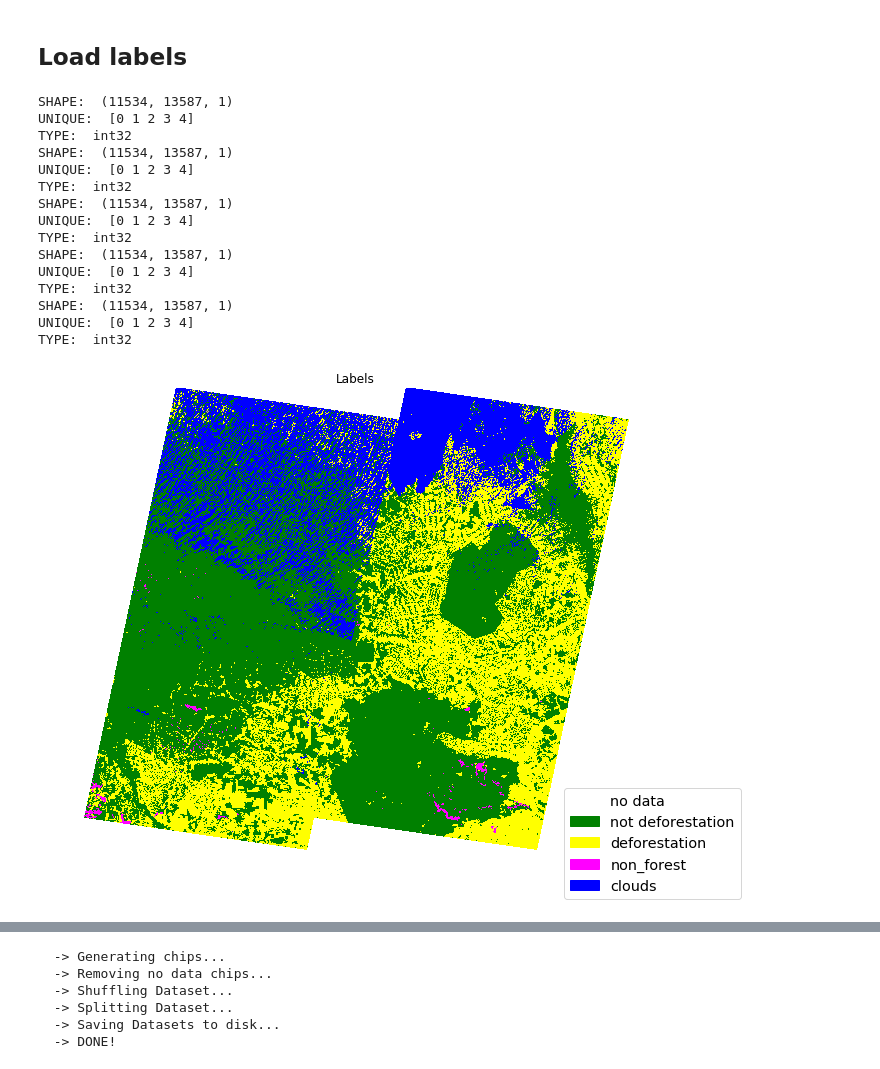
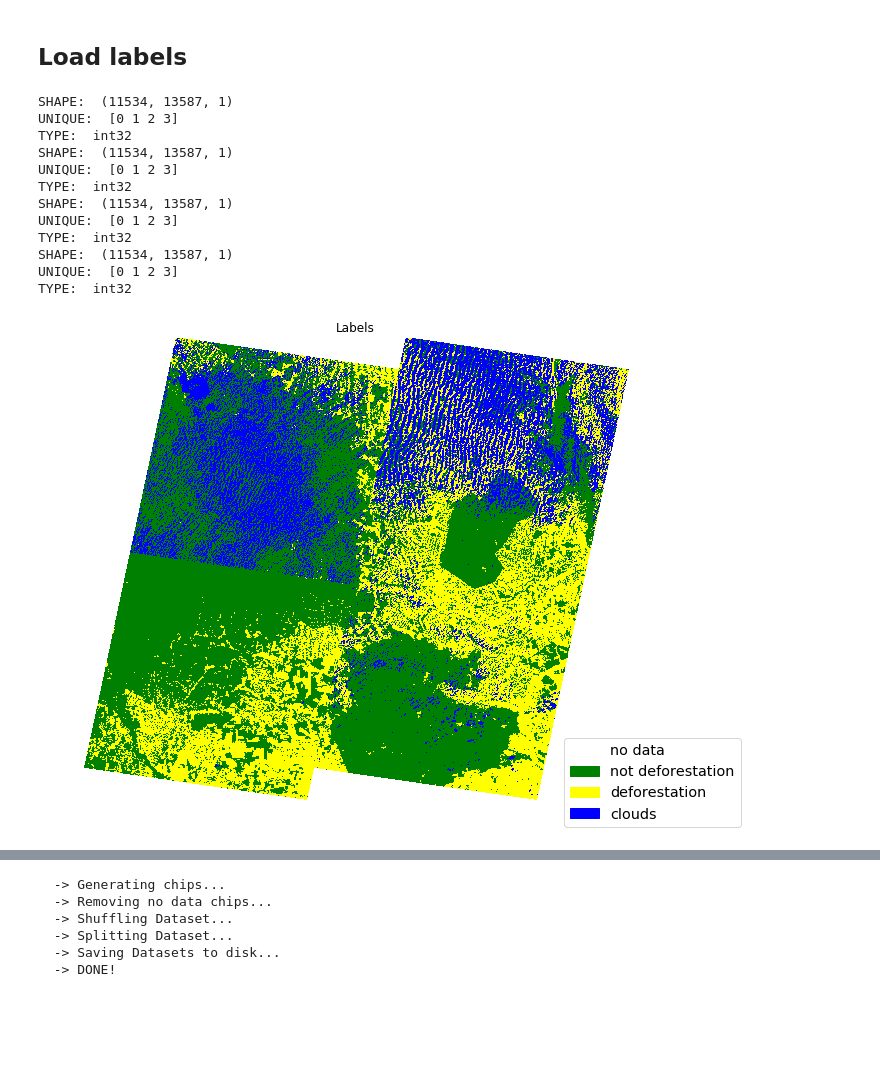
Before and after one commit to rvmaretto/deepgeo, a Jupyter notebook: notebooks/paper_deforestation_2018/generate_dataset_paper-timestack.ipynb, the cells around one changed output, grey strips where cells are left out. Drawn from its saved outputs; the diff is of its cells as text; code cells hidden in the pictures; blank space fills up the shorter version.

```diff
--- a/notebooks/paper_deforestation_2018/generate_dataset_paper-timestack.ipynb
+++ b/notebooks/paper_deforestation_2018/generate_dataset_paper-timestack.ipynb
@@ -32,23 +32,25 @@ DATA_DIR = "/home/raian/doutorado/Dados/generated"
 shape_file = os.path.join(DATA_DIR, 'Prodes_mosaic.shp')
 rasters_dir = os.path.join(DATA_DIR, 'images_5bands')
 
-# years = [2014, 2015, 2016, 2017]
-years = [2013, 2014, 2015, 2016, 2017]
+years = [2014, 2015, 2016, 2017]
+# years = [2013, 2014, 2015, 2016, 2017]
 
-# raster_files = [os.path.join(rasters_dir, 'stacked_mosaic_%d_%d.tif' % (i - 1, i)) for i in years]
-raster_files = [os.path.join(rasters_dir, 'mosaic_%d.tif' % (i)) for i in years]
+raster_files = [os.path.join(rasters_dir, 'stacked_mosaic_%d_%d.tif' % (i - 1, i)) for i in years]
+# raster_files = [os.path.join(rasters_dir, 'mosaic_%d.tif' % (i)) for i in years]
 
-qa_bands = [0] # , 6]
-stacking_years = 1
-m_class_names = ['no data', 'not deforestation', 'deforestation', 'non_forest', 'clouds']
+qa_bands = [0, 6]
+stacking_years = 2
+m_class_names = ['no data', 'not deforestation', 'deforestation', 'clouds']
 bands = ['green', 'red', 'NIR', 'SWIR_1', 'SWIR_2']
 
 sensor = 'Landsat8-OLI'
 ds_no_data = -10
 indexes_to_compute = 'none'
 standardization = 'reduce_sr'
+# norm_range = {'min': 0, 'max': 1}
 # chip_size = 286
 chip_size = 316
+tolerance_nodata = 0.0
 
 # Output Files
 output_path = DATA_DIR
@@ -56,7 +58,7 @@ out_labels_path = os.path.join(DATA_DIR, 'labels_one_def_cl')
 out_labels = [os.path.join(out_labels_path, 'labels_cloudless_%d.tif' % i) for i in years]
 
 # output_shp = os.path.join(output_path, "new_samples.shp")
-output_ds = os.path.join(output_path, 'dataset_%dx%d_def_one_cl_rm_nd_SR-%s-%s' % (chip_size, chip_size, years[0], years[-1]))
+output_ds = os.path.join(output_path, 'dataset_%dx%d_labels_one_def_cl_rm_nd_timestack_SR-%s-%s' % (chip_size, chip_size, years[0], years[-1]))
 ds_file_name = 'dataset'
 # %%
 dataset_description = {'years': years,
@@ -74,29 +78,26 @@ dataset_description = {'years': years,
 # %%
 reload(vis)
 rasterized_layers = []
 for year in range(0, len(out_labels)):
     ds = gdal.Open(out_labels[year])
     rs = ds.ReadAsArray()
     rasterized_layers.append(np.expand_dims(rs.astype(np.int32), -1))
     print('SHAPE: ', rasterized_layers[year].shape)
     print('UNIQUE: ', np.unique(rasterized_layers[year]))
     print('TYPE: ', rasterized_layers[year].dtype)
 
-    vis.plot_labels(rasterized_layers[year], m_class_names, colors=['white', 'green', 'yellow', 'magenta', 'blue'])
+    vis.plot_labels(rasterized_layers[year], m_class_names, colors=['white', 'green', 'yellow', 'blue'])
 # %% [output]
 SHAPE:  (11534, 13587, 1)
-UNIQUE:  [0 1 2 3 4]
+UNIQUE:  [0 1 2 3]
 TYPE:  int32
 SHAPE:  (11534, 13587, 1)
-UNIQUE:  [0 1 2 3 4]
+UNIQUE:  [0 1 2 3]
 TYPE:  int32
 SHAPE:  (11534, 13587, 1)
-UNIQUE:  [0 1 2 3 4]
+UNIQUE:  [0 1 2 3]
 TYPE:  int32
 SHAPE:  (11534, 13587, 1)
-UNIQUE:  [0 1 2 3 4]
+UNIQUE:  [0 1 2 3]
 TYPE:  int32
-SHAPE:  (11534, 13587, 1)
-UNIQUE:  [0 1 2 3 4]
-TYPE:  int32
-[figure, old version]
+[figure, new version]
```
Also changed, not shown: parts of 6 cells of this notebook, 9 other files.
